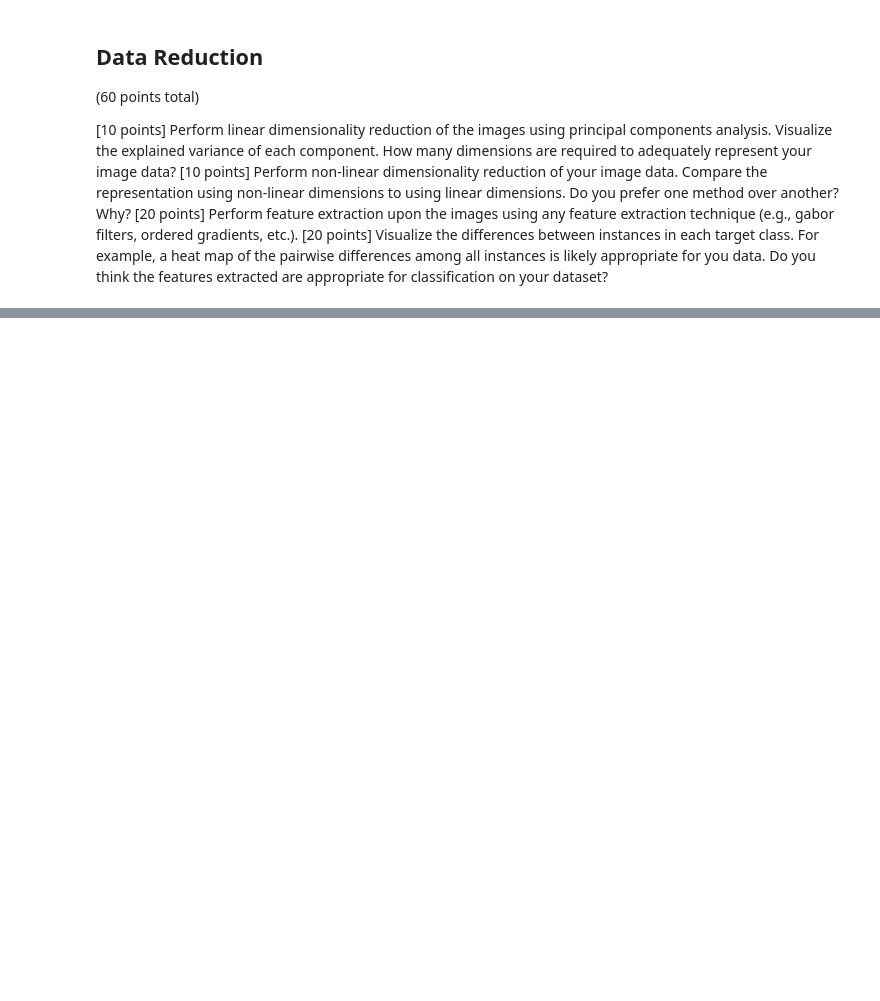
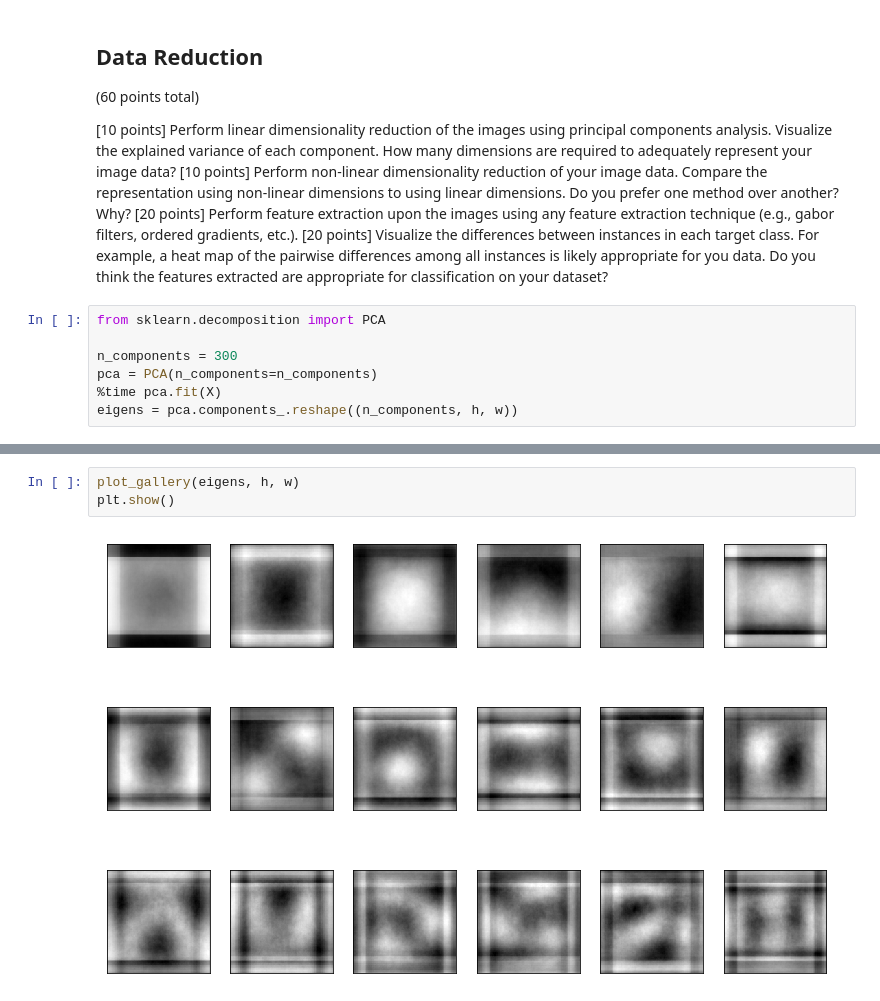
Before and after one commit to LukeWood/ItsRainingCatsAndDogs, a Jupyter notebook: DraftReport-3.ipynb, the cells around one changed output, grey strips where cells are left out. Cells and saved outputs as stored; diff of their text form; blank space fills up the shorter version.

Commit message:
add eigens

```diff
--- a/DraftReport-3.ipynb
+++ b/DraftReport-3.ipynb
@@ -74,3 +74,10 @@ plt.show()
 [10 points] Perform non-linear dimensionality reduction of your image data. Compare the representation using non-linear dimensions to using linear dimensions. Do you prefer one method over another? Why?
 [20 points] Perform feature extraction upon the images using any feature extraction technique (e.g., gabor filters, ordered gradients, etc.).
 [20 points] Visualize the differences between instances in each target class. For example, a heat map of the pairwise differences among all instances is likely appropriate for you data. Do you think the features extracted are appropriate for classification on your dataset?
+# %%
+from sklearn.decomposition import PCA
+
+n_components = 300
+pca = PCA(n_components=n_components)
+%time pca.fit(X)
+eigens = pca.components_.reshape((n_components, h, w))
@@ -76,0 +87,5 @@ plt.show()
+# %%
+plot_gallery(eigens, h, w)
+plt.show()
+# %% [output]
+[figure, added]
```
Also changed, not shown: parts of 2 cells of this notebook.
